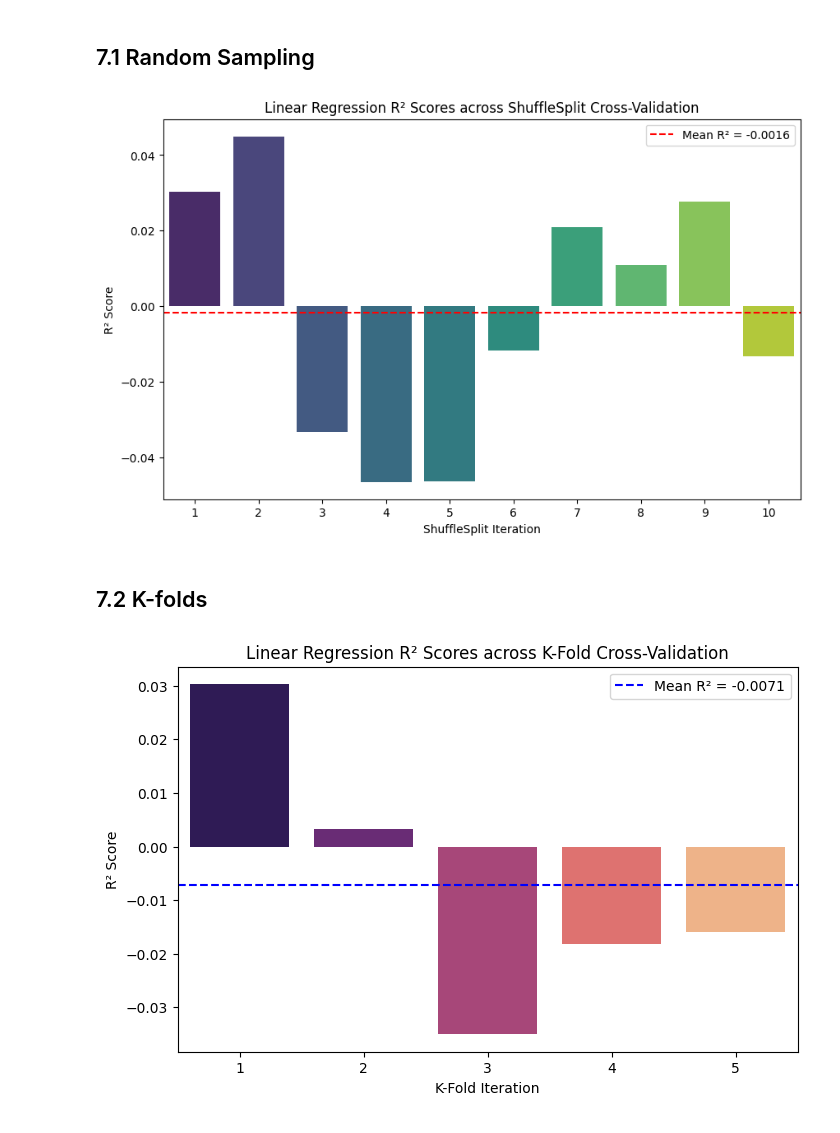
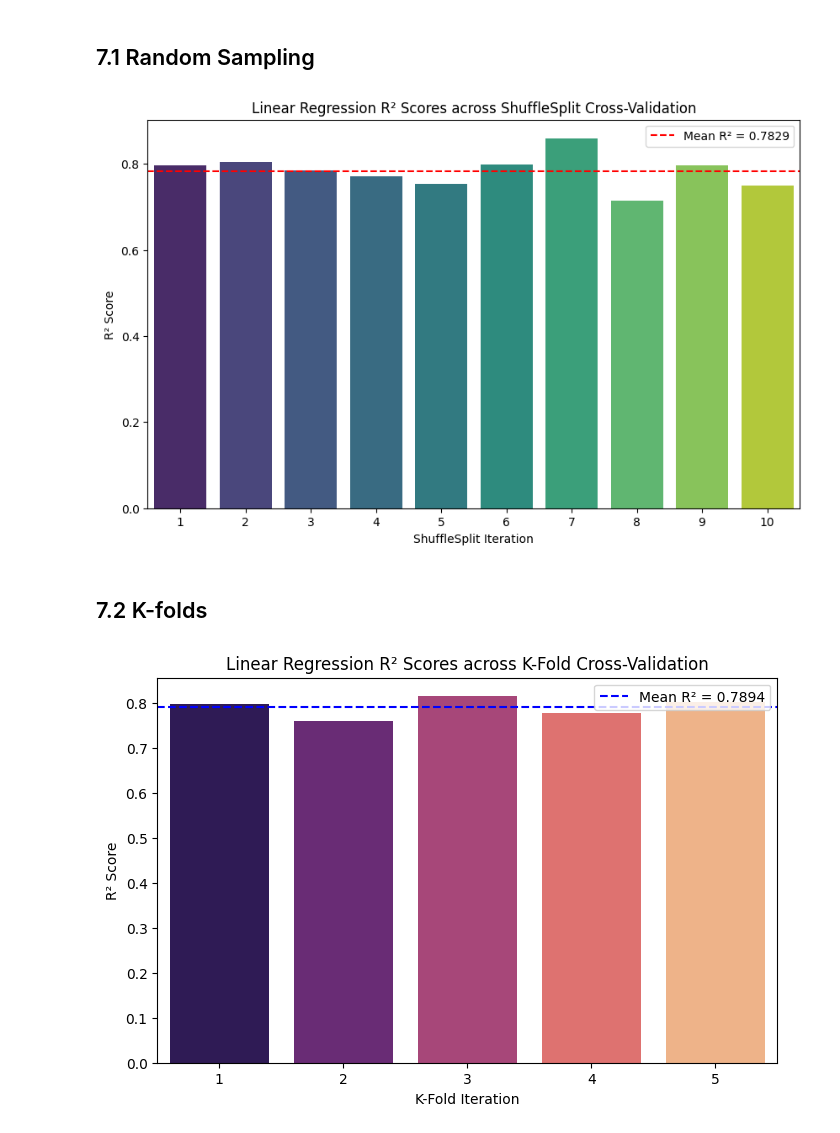
Before and after one commit to XanderYoon/EAS_8803, a Jupyter notebook: Week_4/Regressions.ipynb, the cells around one changed output. Cells and saved outputs as stored; diff of their text form; code cells hidden in the pictures.

Commit message:
changed datasets for stronger performances

```diff
--- a/Week_4/Regressions.ipynb
+++ b/Week_4/Regressions.ipynb
@@ -12,6 +15,6 @@ from sklearn.linear_model import LinearRegression, Ridge, Lasso
 from sklearn.model_selection import train_test_split, cross_val_score, KFold
 from sklearn.metrics import mean_squared_error, r2_score
 # %%
-df = pd.read_csv('forest_fires_dataset.csv')
+df = pd.read_csv('crop_yield_data.csv')
 df.head()
 # %% [output]
@@ -59,13 +27,13 @@ sns.heatmap(
 # %%
-X = df[['month', 'Drought_Code', 'temp', 'wind']]
-y = np.log(df['area'] + 1e-5)
+# Assuming df is your DataFrame
+X = df.drop(columns='crop_yield')
+y = df['crop_yield']
 
-scaler = StandardScaler()
-X_scaled = scaler.fit_transform(X)
+X += np.random.normal(0, 100, X.shape)
 
 # Split the data into training and testing sets (80% train, 20% test)
 X_train, X_test, y_train, y_test = train_test_split(
-    X_scaled, y, test_size=0.2, random_state=42
+    X, y, test_size=0.2, random_state=42
 )
 # %% [markdown]
 ## 1.3 Plotting Function
@@ -186,27 +232,27 @@ display(results)
 # %%
 from sklearn.model_selection import ShuffleSplit, cross_val_score
 from sklearn.linear_model import LinearRegression
 
 # Define the model
 linear_model = LinearRegression()
 
 # Define the cross-validation strategy
 shuffle_split = ShuffleSplit(n_splits=10, test_size=0.2, random_state=42)
 
 # Perform cross-validation
-cv_scores = cross_val_score(linear_model, X_scaled, y, cv=shuffle_split, scoring='r2')
+cv_scores = cross_val_score(linear_model, X, y, cv=shuffle_split, scoring='r2')
 
 # Plot R² scores
 plt.figure(figsize=(10, 6))
 sns.barplot(x=list(range(1, len(cv_scores)+1)), y=cv_scores, palette='viridis')
 plt.axhline(y=cv_scores.mean(), color='red', linestyle='--', label=f'Mean R² = {cv_scores.mean():.4f}')
 plt.title('Linear Regression R² Scores across ShuffleSplit Cross-Validation')
 plt.xlabel('ShuffleSplit Iteration')
 plt.ylabel('R² Score')
 plt.legend()
 plt.show()
 # %% [output]
-[figure, old version]
+[figure, new version]
 # %% [markdown]
 ## 7.2 K-folds
 # %%
@@ -216,7 +262,7 @@ linear_model_kfold = LinearRegression()
 
 # Define the cross-validation strategy
 kfold = KFold(n_splits=5, shuffle=True, random_state=42)
-cv_scores_kfold = cross_val_score(linear_model_kfold, X_scaled, y, cv=kfold, scoring='r2')
+cv_scores_kfold = cross_val_score(linear_model_kfold, X, y, cv=kfold, scoring='r2')
 
 # Plot R² scores for K-Fold
 plt.figure(figsize=(8, 5))
@@ -228,4 +274,4 @@ plt.ylabel('R² Score')
 plt.legend()
 plt.show()
 # %% [output]
-[figure, old version]
+[figure, new version]
```
Also changed, not shown: parts of 14 cells of this notebook, 3 other files.
